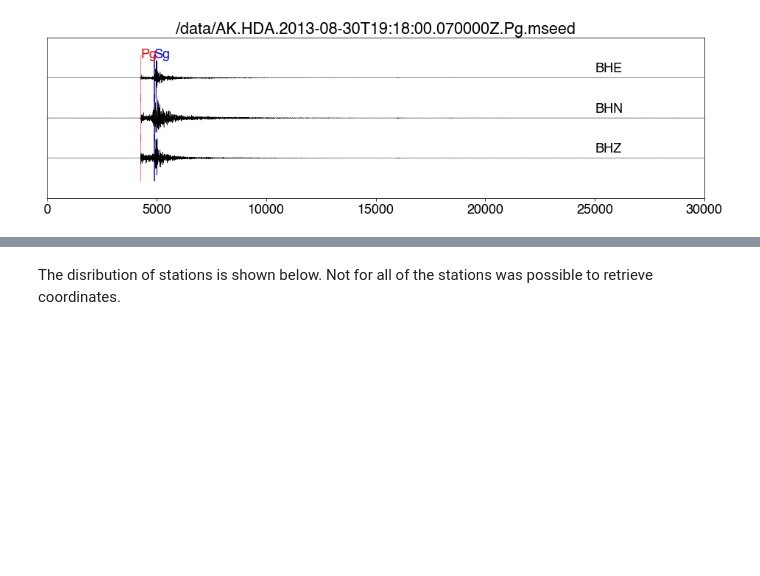
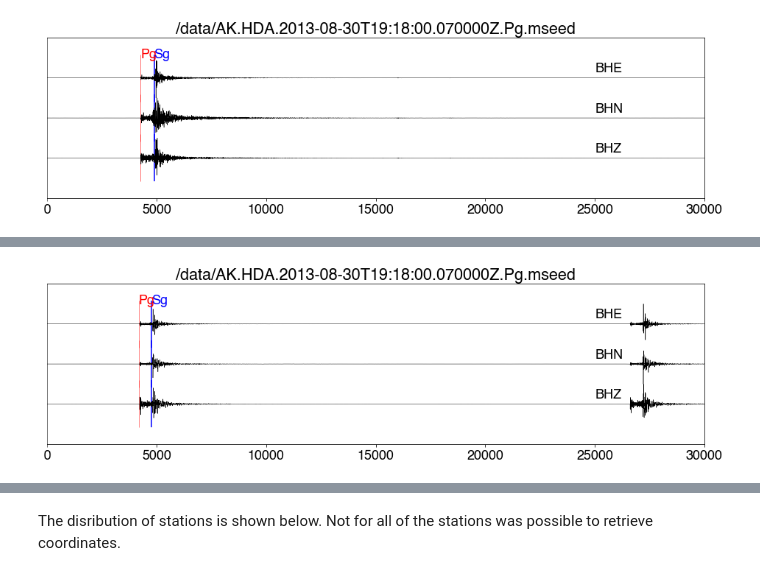
Before and after one commit to albertleonardo/Pn, a Jupyter notebook: demo_data.ipynb, the cells around one changed output, grey strips where cells are left out. Saved outputs shown, nothing was run; the diff lists cells and outputs as text; code cells hidden in the pictures; blank space fills up the shorter version.

Commit message:
more demo

```diff
--- a/demo_data.ipynb
+++ b/demo_data.ipynb
@@ -48,3 +44,6 @@ print(one_demo.attrs)
 plot_example(one_demo)
 # %% [output]
 [figure]
+# %%
+two_demo = demodata[list(demodata.keys())[45]]
+for key in list(two_demo.attrs.keys()):print(key,str(two_demo.attrs[key]))
@@ -50,0 +68,4 @@ plot_example(one_demo)
+# %%
+plot_example(two_demo)
+# %% [output]
+[figure, added]
```
Also changed, not shown: parts of 6 cells of this notebook.
